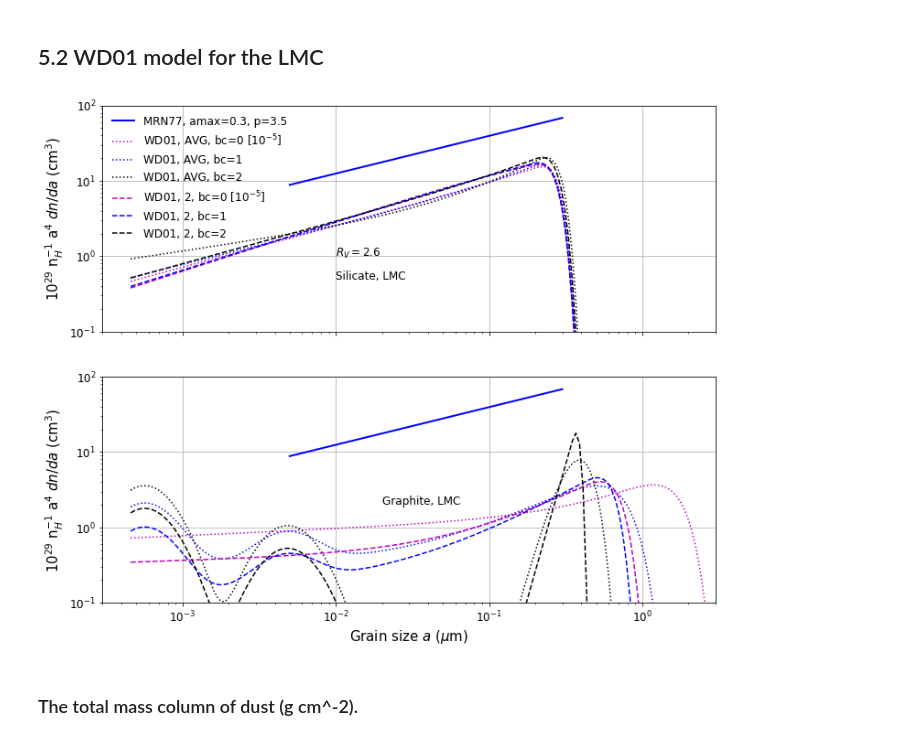
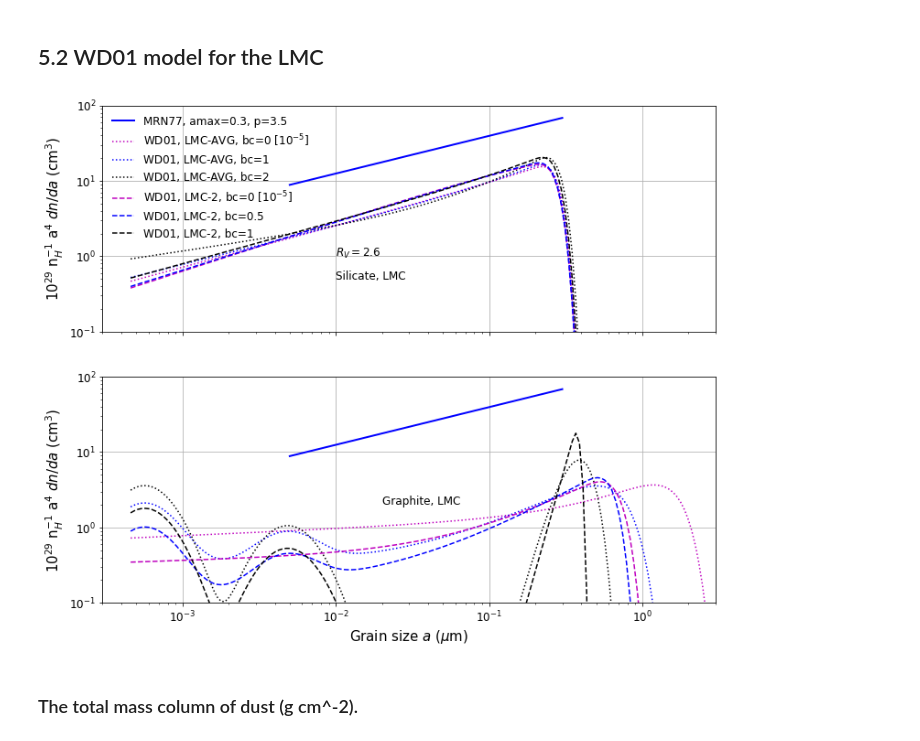
Before and after one commit to nv-hiep/dust_scattering, a Jupyter notebook: grain_size_distributions_LMC.ipynb, the cells around one changed output. Cells and saved outputs as stored; diff of their text form; code cells hidden in the pictures.

```diff
--- a/grain_size_distributions_LMC.ipynb
+++ b/grain_size_distributions_LMC.ipynb
@@ -149,14 +149,14 @@ ax = axarr[0]
 ax.plot(MRN77_mod1.a, A*MRN77_mod1.nd*MRN77_mod1.a**4/NH, 'b-', lw=2, label='MRN77, amax=' + str(MRN77_mod1.a[-1]) + ', p=3.5')
 
 # WD2001 models, LMC - AVG, here bc = [0, 1, 2] x 10^(-5) ONLY
-ax.plot(LMC_sil_avg.a[i:], A*LMC_sil_avg.nd[i:]*LMC_sil_avg.a[i:]**4, 'm:', label='WD01, AVG, bc=0 [$10^{-5}$]')
-ax.plot(LMC_sil_avg_bc1.a[i:], A*LMC_sil_avg_bc1.nd[i:]*LMC_sil_avg_bc1.a[i:]**4, 'b:', label='WD01, AVG, bc=1')
-ax.plot(LMC_sil_avg_bc2.a[i:], A*LMC_sil_avg_bc2.nd[i:]*LMC_sil_avg_bc2.a[i:]**4, 'k:', label='WD01, AVG, bc=2')
+ax.plot(LMC_sil_avg.a[i:], A*LMC_sil_avg.nd[i:]*LMC_sil_avg.a[i:]**4, 'm:', label='WD01, LMC-AVG, bc=0 [$10^{-5}$]')
+ax.plot(LMC_sil_avg_bc1.a[i:], A*LMC_sil_avg_bc1.nd[i:]*LMC_sil_avg_bc1.a[i:]**4, 'b:', label='WD01, LMC-AVG, bc=1')
+ax.plot(LMC_sil_avg_bc2.a[i:], A*LMC_sil_avg_bc2.nd[i:]*LMC_sil_avg_bc2.a[i:]**4, 'k:', label='WD01, LMC-AVG, bc=2')
 
 # WD2001 models, LMC - 2, Here bc = [0, 0.5, 1] x 10^(-5) ONLY
-ax.plot(LMC_sil_2.a[i:], A*LMC_sil_2.nd[i:]*LMC_sil_2.a[i:]**4, 'm--', label='WD01, 2, bc=0 [$10^{-5}$]')
-ax.plot(LMC_sil_2_bc1.a[i:], A*LMC_sil_2_bc1.nd[i:]*LMC_sil_2_bc1.a[i:]**4, 'b--', label='WD01, 2, bc=1')
-ax.plot(LMC_sil_2_bc2.a[i:], A*LMC_sil_2_bc2.nd[i:]*LMC_sil_2_bc2.a[i:]**4, 'k--', label='WD01, 2, bc=2')
+ax.plot(LMC_sil_2.a[i:], A*LMC_sil_2.nd[i:]*LMC_sil_2.a[i:]**4, 'm--', label='WD01, LMC-2, bc=0 [$10^{-5}$]')
+ax.plot(LMC_sil_2_bc1.a[i:], A*LMC_sil_2_bc1.nd[i:]*LMC_sil_2_bc1.a[i:]**4, 'b--', label='WD01, LMC-2, bc=0.5')
+ax.plot(LMC_sil_2_bc2.a[i:], A*LMC_sil_2_bc2.nd[i:]*LMC_sil_2_bc2.a[i:]**4, 'k--', label='WD01, LMC-2, bc=1')
 
 
 ax.text(0.01, 1., r'$R_V = $' + str(Rv), fontsize=12)
@@ -174,37 +174,37 @@ ax.grid()
 
 
 
 
 ax = axarr[1]
 ax.plot(MRN77_mod1.a, A*MRN77_mod1.nd*MRN77_mod1.a**4/NH, 'b-', lw=2, label='')
 
 # WD2001 models, LMC - AVG, here bc = [0, 1, 2] x 10^(-5) ONLY
 plt.plot(LMC_gra_avg.a[i:], A*LMC_gra_avg.nd[i:]*LMC_gra_avg.a[i:]**4, 'm:', label='')
 ax.plot(LMC_gra_avg_bc1.a[i:], A*LMC_gra_avg_bc1.nd[i:]*LMC_gra_avg_bc1.a[i:]**4, 'b:', label='')
 ax.plot(LMC_gra_avg_bc2.a[i:], A*LMC_gra_avg_bc2.nd[i:]*LMC_gra_avg_bc2.a[i:]**4, 'k:', label='')
 
 # WD2001 models, LMC - 2, Here bc = [0, 0.5, 1] x 10^(-5) ONLY
-ax.plot(LMC_gra_2.a[i:], A*LMC_gra_2.nd[i:]*LMC_gra_2.a[i:]**4, 'm--', label='WD01, 2, bc=0 [$10^{-5}$]')
-ax.plot(LMC_gra_2_bc1.a[i:], A*LMC_gra_2_bc1.nd[i:]*LMC_gra_2_bc1.a[i:]**4, 'b--', label='WD01, 2, bc=1')
-ax.plot(LMC_gra_2_bc2.a[i:], A*LMC_gra_2_bc2.nd[i:]*LMC_gra_2_bc2.a[i:]**4, 'k--', label='WD01, 2, bc=2')
+ax.plot(LMC_gra_2.a[i:], A*LMC_gra_2.nd[i:]*LMC_gra_2.a[i:]**4, 'm--', label='')
+ax.plot(LMC_gra_2_bc1.a[i:], A*LMC_gra_2_bc1.nd[i:]*LMC_gra_2_bc1.a[i:]**4, 'b--', label='')
+ax.plot(LMC_gra_2_bc2.a[i:], A*LMC_gra_2_bc2.nd[i:]*LMC_gra_2_bc2.a[i:]**4, 'k--', label='')
 
 ax.text(0.02, 2., r'Graphite, LMC', fontsize=12)
 
 ax.set_xlabel(r'Grain size $a$ ($\mu$m)', size=15)
 ax.set_ylabel(r'10$^{29}$ n$^{-1}_H$ a$^4$ $dn/da$ (cm$^{3}$)', size=15)
 
 ax.tick_params(labelsize=12)
 
 ax.loglog()
 ax.set_xlim(xlim)
 ax.set_ylim(ylim)
 
 # ax.legend(loc='upper left', frameon=False, fontsize=12)
 ax.grid()
 
 plt.show()
 # %% [output]
-[figure, old version]
+[figure, new version]
 # %% [markdown]
 ### The total mass column of dust (g cm^-2).
 
```
Also changed, not shown: parts of 1 cell of this notebook.
